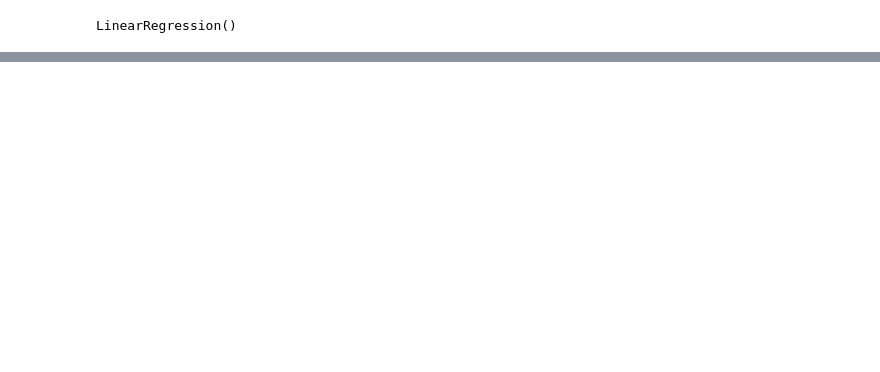
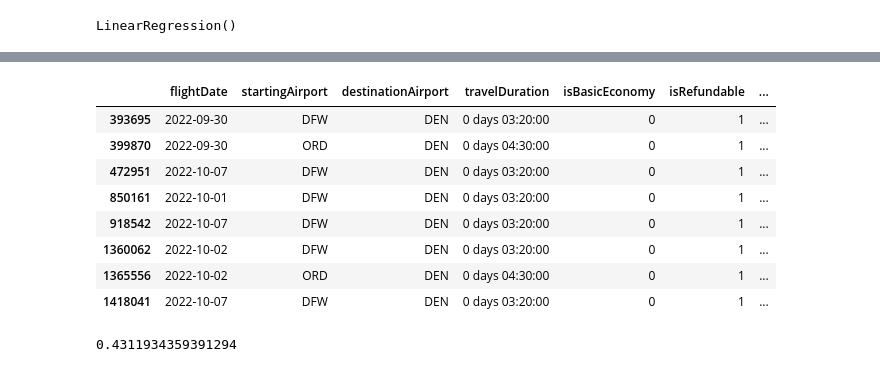
Before and after one commit to TurnerE8/Flight-Price-Predictor, a Jupyter notebook: Machine Learning/Machine_Learning.ipynb, the cells around one changed output, grey strips where cells are left out. Drawn from its saved outputs; the diff is of its cells as text; code cells hidden in the pictures; blank space fills up the shorter version.

```diff
--- a/Machine Learning/Machine_Learning.ipynb
+++ b/Machine Learning/Machine_Learning.ipynb
@@ -221,0 +247,20 @@ ValueError: shape mismatch: objects cannot be broadcast to a single shape
+# %%
+#how many flights were refundable
+refundable = df.loc[df["isRefundable"] == 1, :]
+refundable
+# %% [output]
+|  | flightDate | startingAirport | destinationAirport | travelDuration | isBasicEconomy | isRefundable | ... |
+| 393695 | 2022-09-30 | DFW | DEN | 0 days 03:20:00 | 0 | 1 | ... |
+| 399870 | 2022-09-30 | ORD | DEN | 0 days 04:30:00 | 0 | 1 | ... |
+| 472951 | 2022-10-07 | DFW | DEN | 0 days 03:20:00 | 0 | 1 | ... |
+| 850161 | 2022-10-01 | DFW | DEN | 0 days 03:20:00 | 0 | 1 | ... |
+| 918542 | 2022-10-07 | DFW | DEN | 0 days 03:20:00 | 0 | 1 | ... |
+| 1360062 | 2022-10-02 | DFW | DEN | 0 days 03:20:00 | 0 | 1 | ... |
+| 1365556 | 2022-10-02 | ORD | DEN | 0 days 04:30:00 | 0 | 1 | ... |
+| 1418041 | 2022-10-07 | DFW | DEN | 0 days 03:20:00 | 0 | 1 | ... |
+# %%
+#score linear regression
+regrScore = regr.score(X_test,y_test)
+regrScore
+# %% [output]
+0.4311934359391294
```
Also changed, not shown: parts of 23 cells of this notebook.
